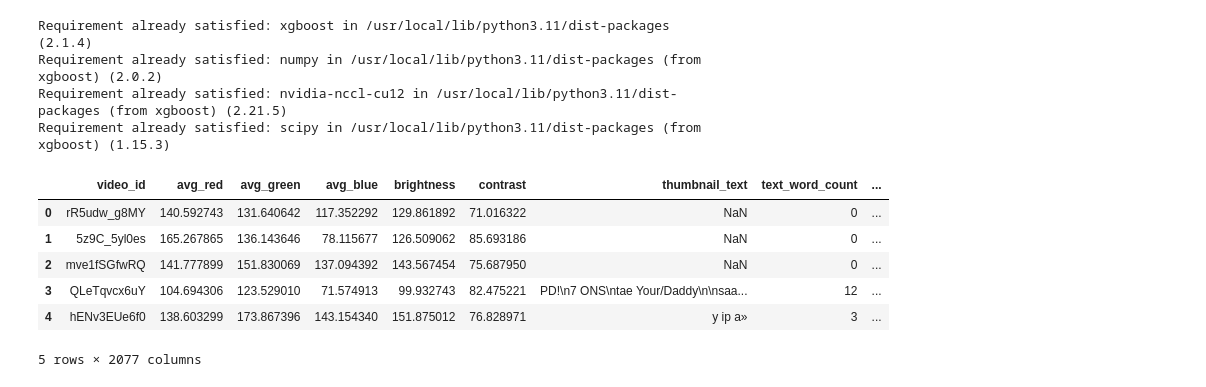
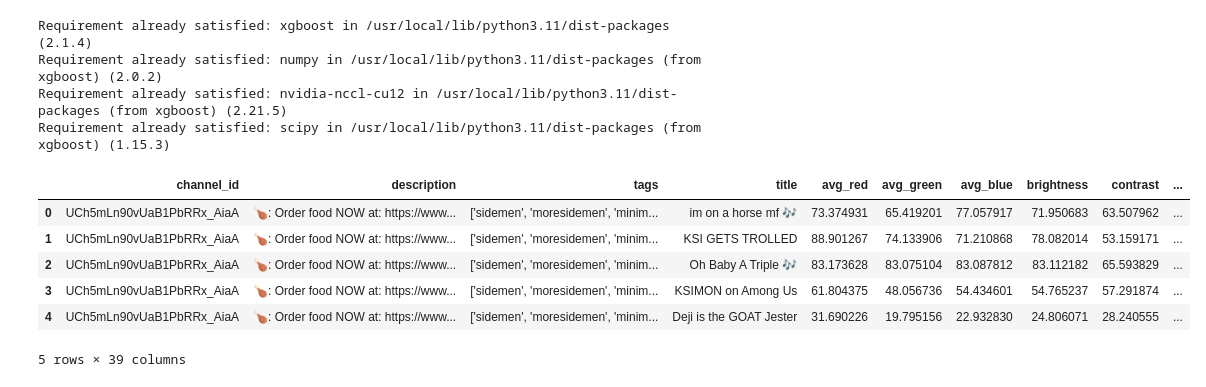
Before and after one commit to rithikkulkarni/Video-Virality, a Jupyter notebook: notebooks/regression_modeling.ipynb, the cells around one changed output. Drawn from its saved outputs; the diff is of its cells as text; code cells hidden in the pictures.

```diff
--- a/notebooks/regression_modeling.ipynb
+++ b/notebooks/regression_modeling.ipynb
@@ -18,17 +18,17 @@ Requirement already satisfied: scipy in /usr/local/lib/python3.11/dist-packages
 # %%
 import pandas as pd
 
-url = "https://raw.githubusercontent.com/rithikkulkarni/Video-Virality/refs/heads/main/data/video_details_v5.csv"
+url = "https://raw.githubusercontent.com/rithikkulkarni/Video-Virality/refs/heads/main/data/video_details_v8.csv"
 df = pd.read_csv(url)
 df.head()
 # %% [output]
-|  | video_id | avg_red | avg_green | avg_blue | brightness | contrast | thumbnail_text | text_word_count | ... |
-| 0 | rR5udw_g8MY | 140.592743 | 131.640642 | 117.352292 | 129.861892 | 71.016322 | NaN | 0 | ... |
-| 1 | 5z9C_5yl0es | 165.267865 | 136.143646 | 78.115677 | 126.509062 | 85.693186 | NaN | 0 | ... |
-| 2 | mve1fSGfwRQ | 141.777899 | 151.830069 | 137.094392 | 143.567454 | 75.687950 | NaN | 0 | ... |
-| 3 | QLeTqvcx6uY | 104.694306 | 123.529010 | 71.574913 | 99.932743 | 82.475221 | PD!\n7 ONS\ntae Your/Daddy\n\nsaa... | 12 | ... |
-| 4 | hENv3EUe6f0 | 138.603299 | 173.867396 | 143.154340 | 151.875012 | 76.828971 | y ip a» | 3 | ... |
+|  | channel_id | description | tags | title | avg_red | avg_green | avg_blue | brightness | contrast | ... |
+| 0 | UCh5mLn90vUaB1PbRRx_AiaA | 🍗: Order food NOW at: https://www... | ['sidemen', 'moresidemen', 'minim... | im on a horse mf 🎶 | 73.374931 | 65.419201 | 77.057917 | 71.950683 | 63.507962 | ... |
+| 1 | UCh5mLn90vUaB1PbRRx_AiaA | 🍗: Order food NOW at: https://www... | ['sidemen', 'moresidemen', 'minim... | KSI GETS TROLLED | 88.901267 | 74.133906 | 71.210868 | 78.082014 | 53.159171 | ... |
+| 2 | UCh5mLn90vUaB1PbRRx_AiaA | 🍗: Order food NOW at: https://www... | ['sidemen', 'moresidemen', 'minim... | Oh Baby A Triple 🎶 | 83.173628 | 83.075104 | 83.087812 | 83.112182 | 65.593829 | ... |
+| 3 | UCh5mLn90vUaB1PbRRx_AiaA | 🍗: Order food NOW at: https://www... | ['sidemen', 'moresidemen', 'minim... | KSIMON on Among Us | 61.804375 | 48.056736 | 54.434601 | 54.765237 | 57.291874 | ... |
+| 4 | UCh5mLn90vUaB1PbRRx_AiaA | 🍗: Order food NOW at: https://www... | ['sidemen', 'moresidemen', 'minim... | Deji is the GOAT Jester | 31.690226 | 19.795156 | 22.932830 | 24.806071 | 28.240555 | ... |
-5 rows × 2077 columns
+5 rows × 39 columns
 # %%
 from sklearn.model_selection import train_test_split
 from sklearn.preprocessing import StandardScaler
```
Also changed, not shown: parts of 3 cells of this notebook.
